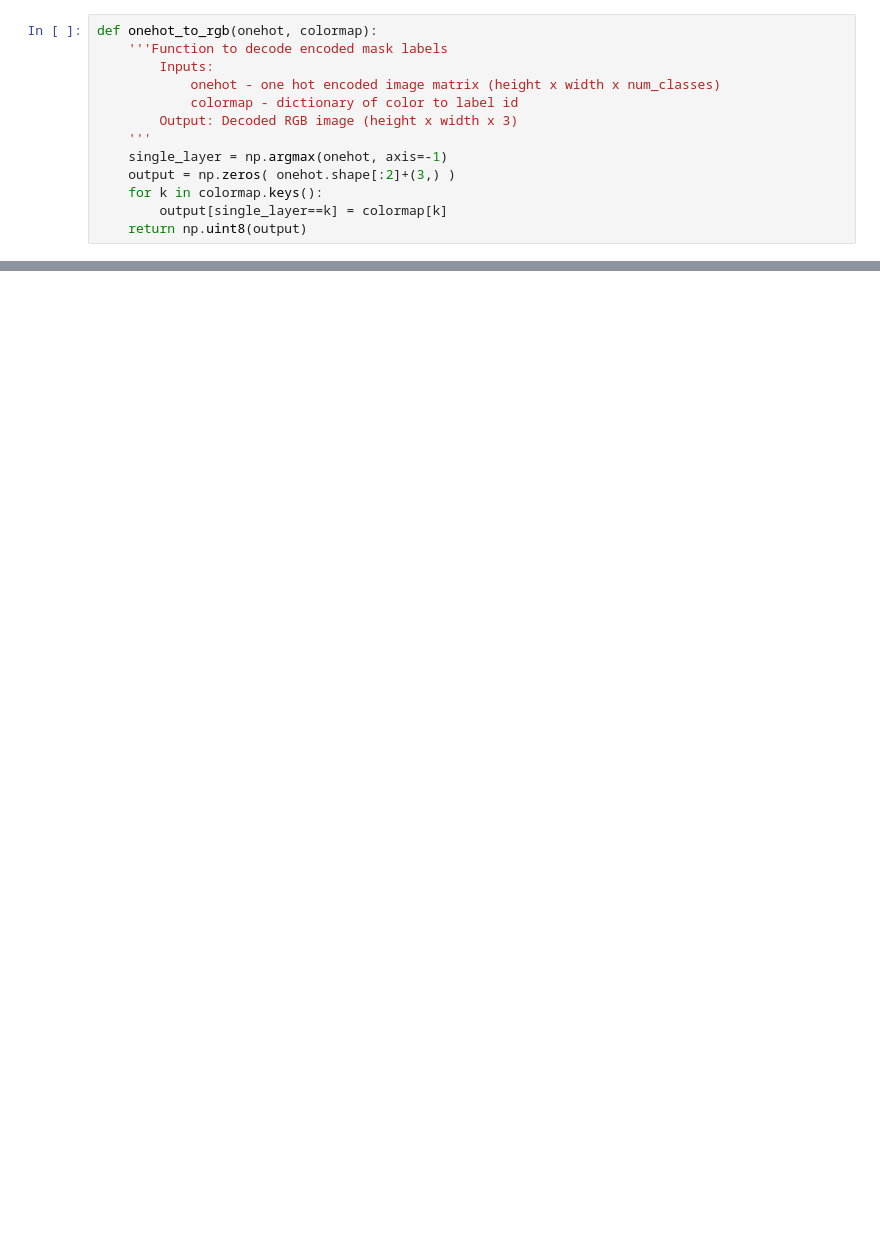
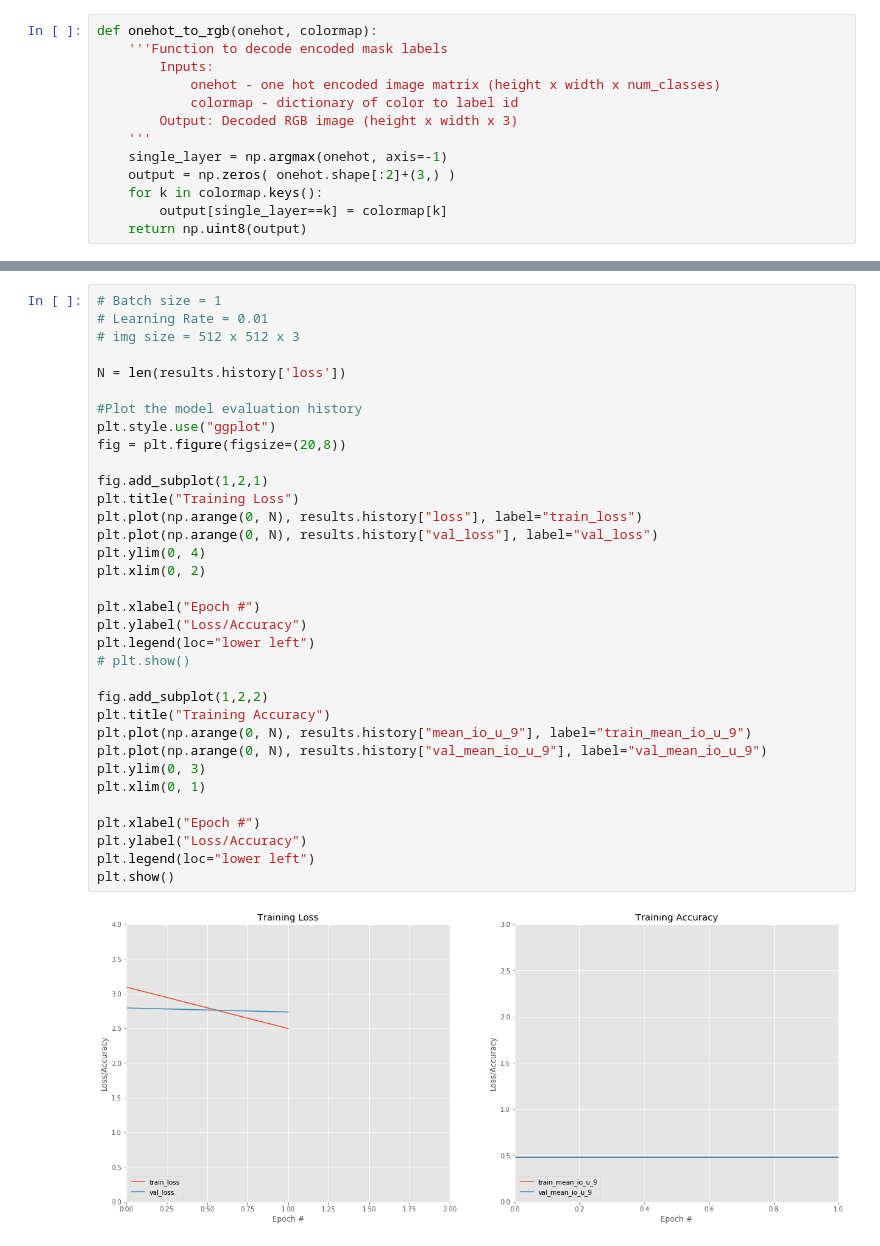
Before and after one commit to Eashwar-S/Semantic_Segmentation, a Jupyter notebook: MulticlassUnet1.ipynb, the cells around one changed output, grey strips where cells are left out. Drawn from its saved outputs; the diff is of its cells as text; blank space fills up the shorter version.

```diff
--- a/MulticlassUnet1.ipynb
+++ b/MulticlassUnet1.ipynb
@@ -412,0 +518,36 @@ plt.show()
+# %%
+# Batch size = 1
+# Learning Rate = 0.01
+# img size = 512 x 512 x 3
+
+N = len(results.history['loss'])
+
+#Plot the model evaluation history
+plt.style.use("ggplot")
+fig = plt.figure(figsize=(20,8))
+
+fig.add_subplot(1,2,1)
+plt.title("Training Loss")
+plt.plot(np.arange(0, N), results.history["loss"], label="train_loss")
+plt.plot(np.arange(0, N), results.history["val_loss"], label="val_loss")
+plt.ylim(0, 4)
+plt.xlim(0, 2)
+
+plt.xlabel("Epoch #")
+plt.ylabel("Loss/Accuracy")
+plt.legend(loc="lower left")
+# plt.show()
+
+fig.add_subplot(1,2,2)
+plt.title("Training Accuracy")
+plt.plot(np.arange(0, N), results.history["mean_io_u_9"], label="train_mean_io_u_9")
+plt.plot(np.arange(0, N), results.history["val_mean_io_u_9"], label="val_mean_io_u_9")
+plt.ylim(0, 3)
+plt.xlim(0, 1)
+
+plt.xlabel("Epoch #")
+plt.ylabel("Loss/Accuracy")
+plt.legend(loc="lower left")
+plt.show()
+# %% [output]
+[figure, added]
```
Also changed, not shown: parts of 17 cells of this notebook, 1 other file.
